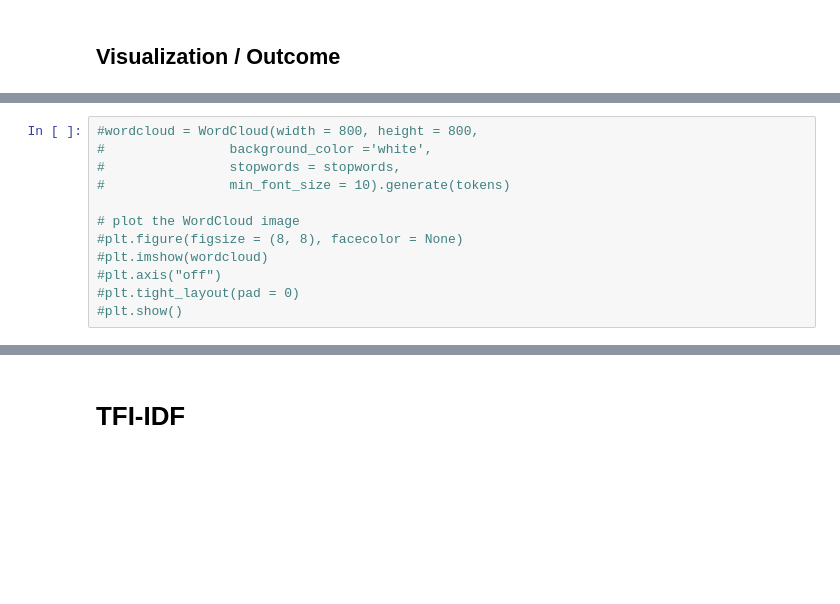
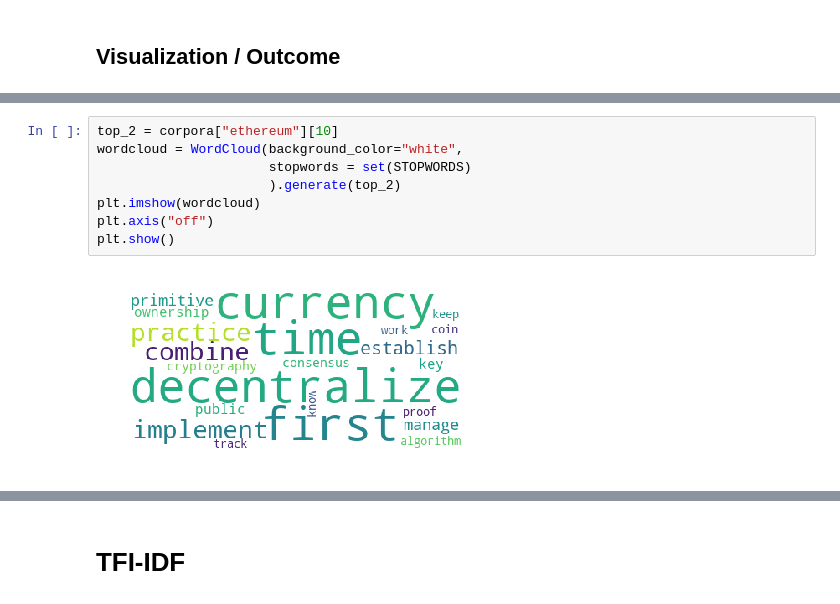
Before and after one commit to luisdiegocm/HWR_DataScience_Project, a Jupyter notebook: notebooks/1- Information Retrieval.ipynb, the cells around one changed output, grey strips where cells are left out. Cells and saved outputs as stored; diff of their text form; blank space fills up the shorter version.

```diff
--- a/notebooks/1- Information Retrieval.ipynb
+++ b/notebooks/1- Information Retrieval.ipynb
@@ -1291,13 +1524,11 @@ plt.show()
 # %%
-#wordcloud = WordCloud(width = 800, height = 800,
-#                background_color ='white',
-#                stopwords = stopwords,
-#                min_font_size = 10).generate(tokens)
-
-# plot the WordCloud image
-#plt.figure(figsize = (8, 8), facecolor = None)
-#plt.imshow(wordcloud)
-#plt.axis("off")
-#plt.tight_layout(pad = 0)
-#plt.show()
+top_2 = corpora["ethereum"][10]
+wordcloud = WordCloud(background_color="white",
+                      stopwords = set(STOPWORDS)
+                      ).generate(top_2)
+plt.imshow(wordcloud)
+plt.axis("off")
+plt.show()
+# %% [output]
+[figure, added]
 # %%
```
Also changed, not shown: parts of 376 cells of this notebook, 2 other files.
